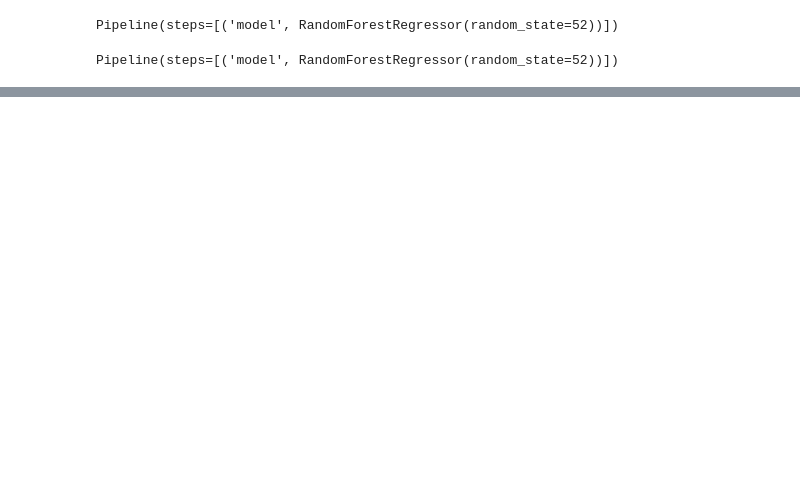
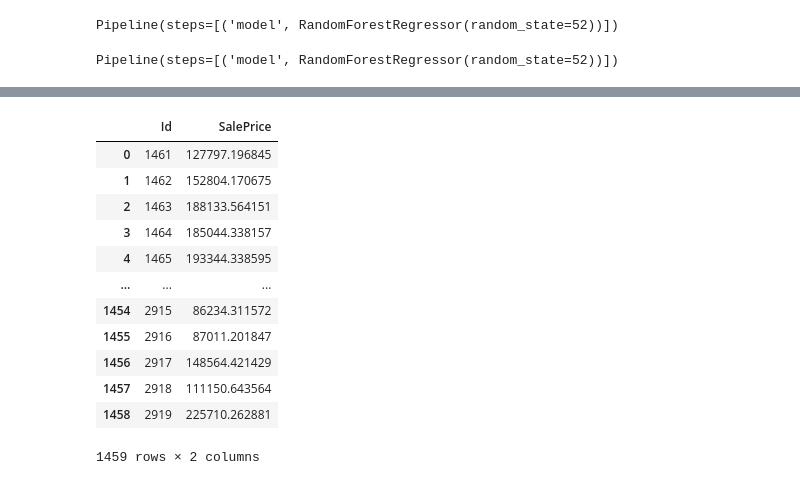
Before and after one commit to AlexanderEyfler/house_prices_kaggle_regression, a Jupyter notebook: first_look/First_learn.ipynb, the cells around one changed output, grey strips where cells are left out. Saved outputs shown, nothing was run; the diff lists cells and outputs as text; code cells hidden in the pictures; blank space fills up the shorter version.

```diff
--- a/first_look/First_learn.ipynb
+++ b/first_look/First_learn.ipynb
@@ -156,0 +175,26 @@ Validation R^2: 0.8740198638034273
+# %%
+test_df = pd.read_csv('../test_prepared_1st.csv')
+# %%
+# Предсказания на логарифмических данных
+y_test_pred_log = ml_pipeline_rf.predict(test_df)
+
+# Возвращаемся к исходной шкале
+y_test_pred = np.exp(y_test_pred_log)
+# %%
+answer['SalePrice'] = y_test_pred
+# %%
+answer
+# %% [output]
+|  | Id | SalePrice |
+| 0 | 1461 | 127797.196845 |
+| 1 | 1462 | 152804.170675 |
+| 2 | 1463 | 188133.564151 |
+| 3 | 1464 | 185044.338157 |
+| 4 | 1465 | 193344.338595 |
+| ... | ... | ... |
+| 1454 | 2915 | 86234.311572 |
+| 1455 | 2916 | 87011.201847 |
+| 1456 | 2917 | 148564.421429 |
+| 1457 | 2918 | 111150.643564 |
+| 1458 | 2919 | 225710.262881 |
+1459 rows × 2 columns
```
Also changed, not shown: parts of 9 cells of this notebook, 4 other files.
